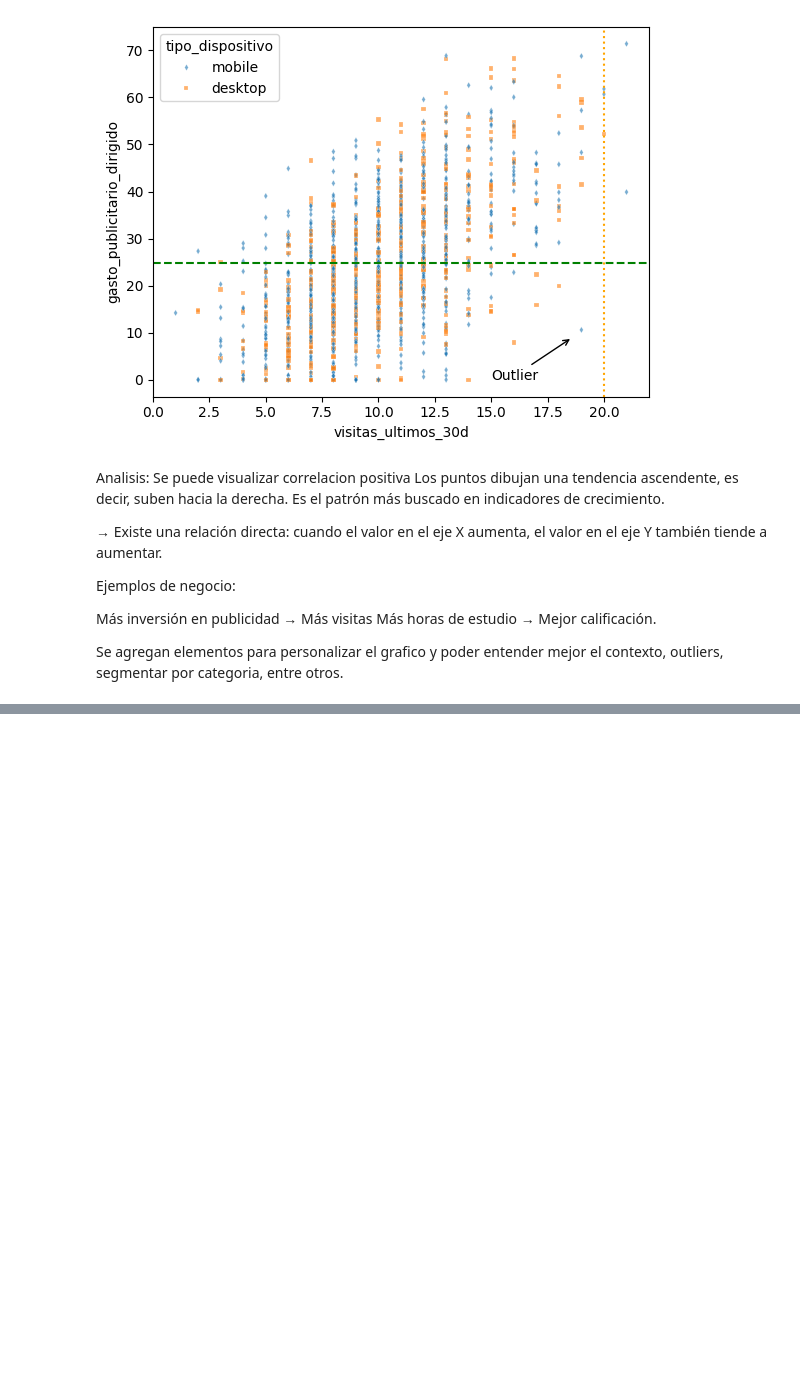
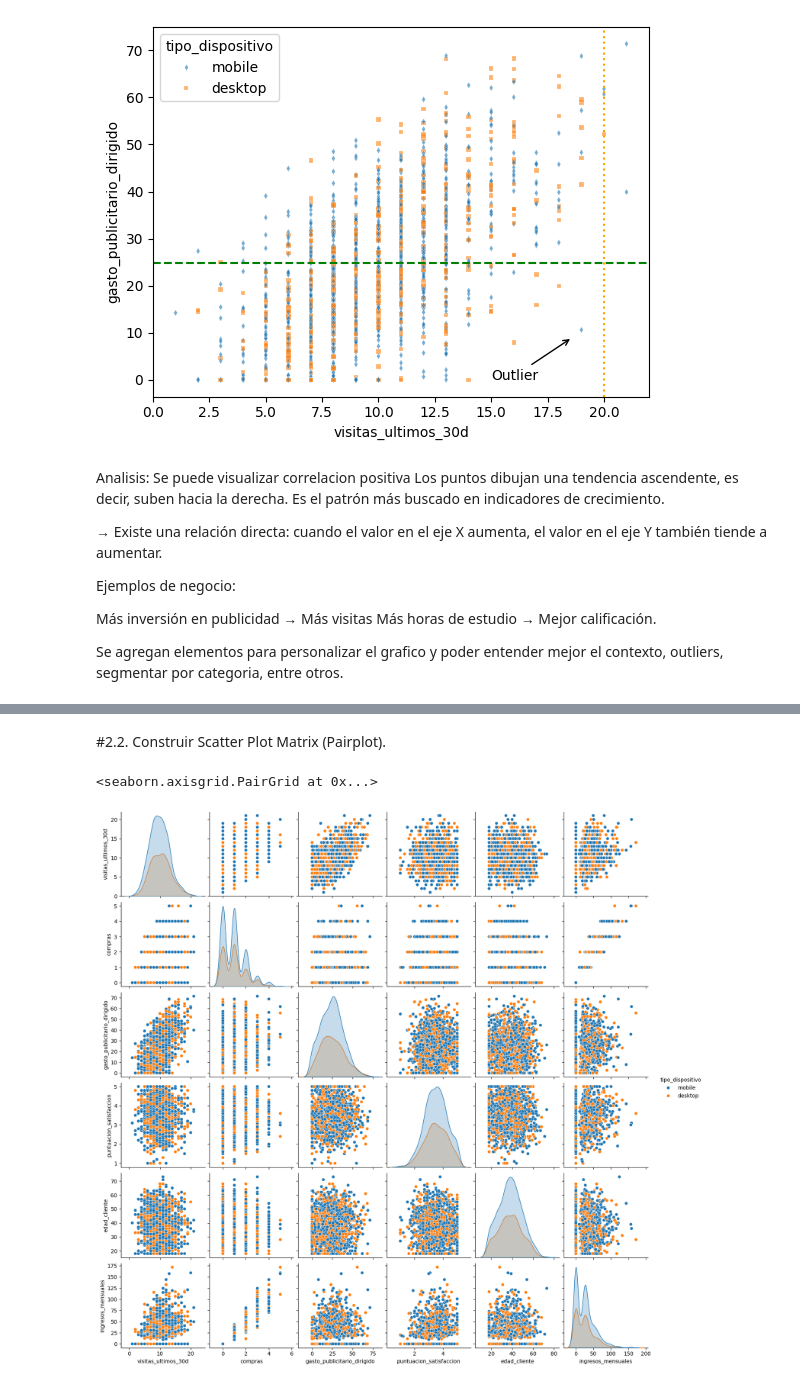
Before and after one commit to camiloch28/NovaMarket---analysis, a Jupyter notebook: NovaMarket - analysis - Google Colab.ipynb, the cells around one changed output, grey strips where cells are left out. Saved outputs shown, nothing was run; the diff lists cells and outputs as text; code cells hidden in the pictures; blank space fills up the shorter version.

```diff
--- a/NovaMarket - analysis - Google Colab.ipynb
+++ b/NovaMarket - analysis - Google Colab.ipynb
@@ -58,0 +59,8 @@ plt.show()
+# %% [markdown]
+#2.2.  Construir Scatter Plot Matrix (Pairplot).
+# %%
+df = pd.read_csv("/content/nova_market_activity.csv")
+sns.pairplot(df, hue="tipo_dispositivo")
+# %% [output]
+<seaborn.axisgrid.PairGrid at 0x...>
+[figure, added]
```
Also changed, not shown: parts of 13 cells of this notebook.
